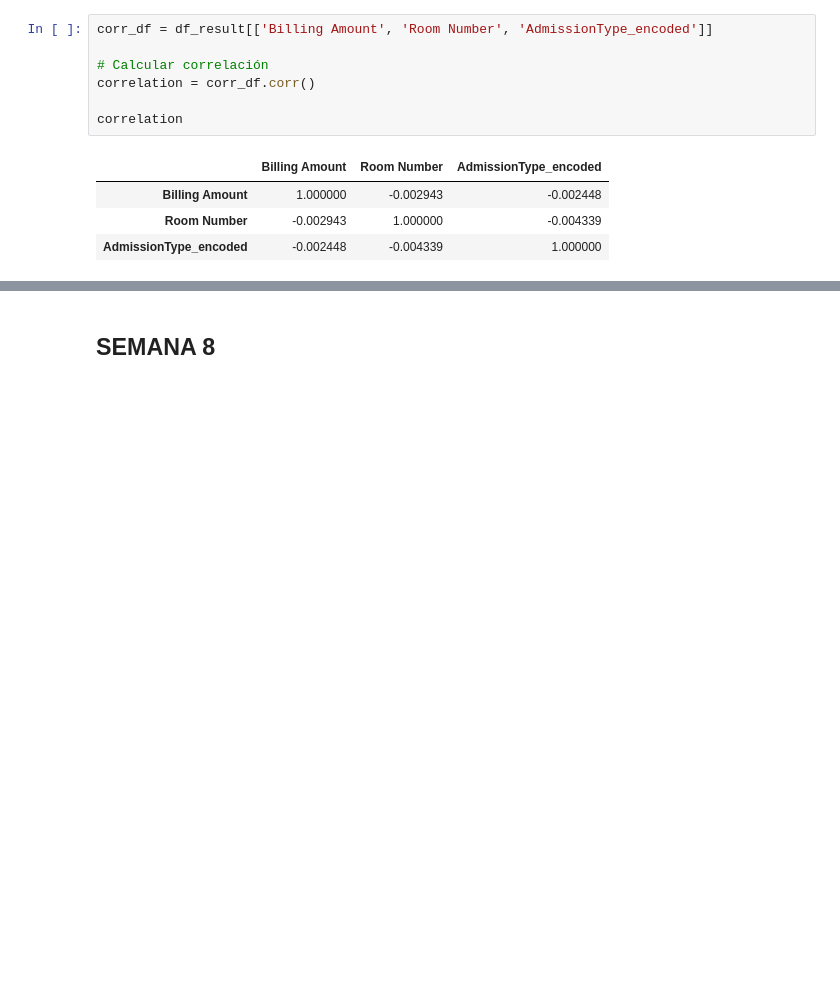
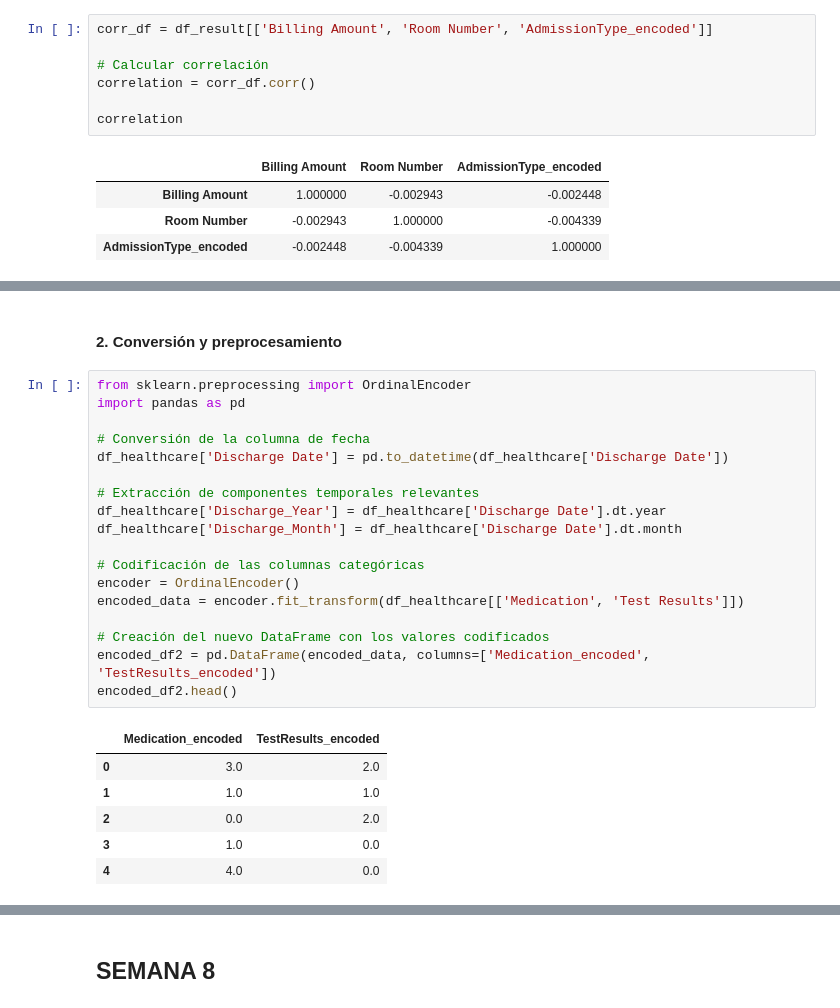
Before and after one commit to Mr-Maccoy/BigData, a Jupyter notebook: G1_SC707_Avance1_LN.ipynb, the cells around one changed output, grey strips where cells are left out. Saved outputs shown, nothing was run; the diff lists cells and outputs as text; blank space fills up the shorter version.

```diff
--- a/G1_SC707_Avance1_LN.ipynb
+++ b/G1_SC707_Avance1_LN.ipynb
@@ -1519,0 +1944,27 @@ correlation
+# %% [markdown]
+#### 2. Conversión y preprocesamiento
+# %%
+from sklearn.preprocessing import OrdinalEncoder
+import pandas as pd
+
+# Conversión de la columna de fecha
+df_healthcare['Discharge Date'] = pd.to_datetime(df_healthcare['Discharge Date'])
+
+# Extracción de componentes temporales relevantes
+df_healthcare['Discharge_Year'] = df_healthcare['Discharge Date'].dt.year
+df_healthcare['Discharge_Month'] = df_healthcare['Discharge Date'].dt.month
+
+# Codificación de las columnas categóricas
+encoder = OrdinalEncoder()
+encoded_data = encoder.fit_transform(df_healthcare[['Medication', 'Test Results']])
+
+# Creación del nuevo DataFrame con los valores codificados
+encoded_df2 = pd.DataFrame(encoded_data, columns=['Medication_encoded', 'TestResults_encoded'])
+encoded_df2.head()
+# %% [output]
+|  | Medication_encoded | TestResults_encoded |
+| 0 | 3.0 | 2.0 |
+| 1 | 1.0 | 1.0 |
+| 2 | 0.0 | 2.0 |
+| 3 | 1.0 | 0.0 |
+| 4 | 4.0 | 0.0 |
```
Also changed, not shown: parts of 66 cells of this notebook.
